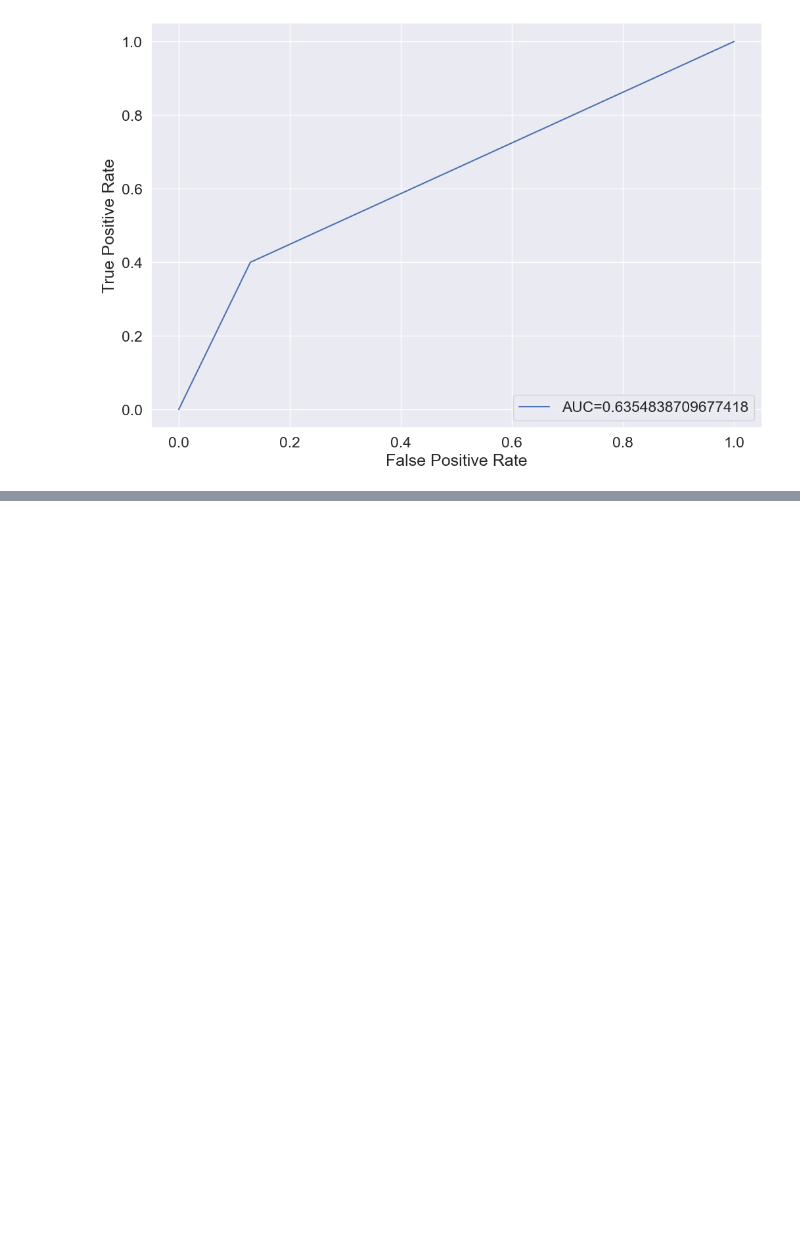
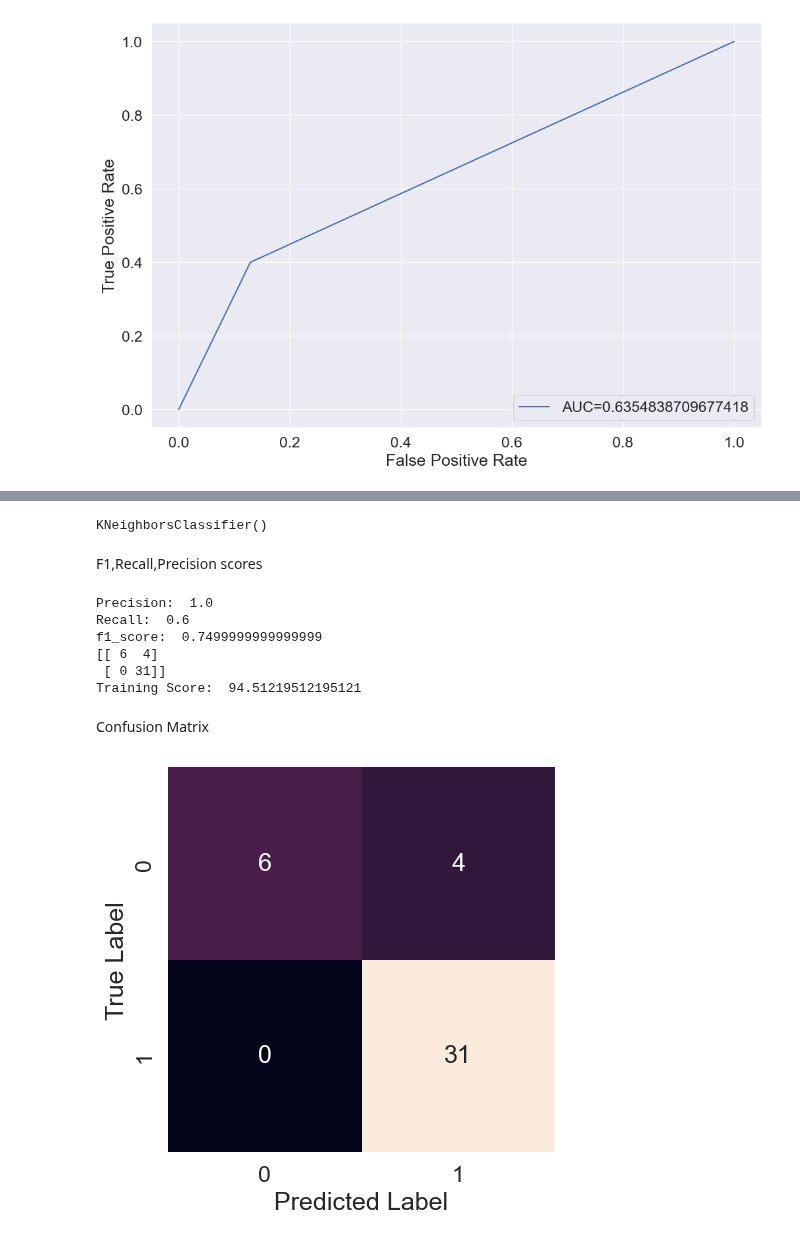
Before and after one commit to n8fury/MVP_Predictor-T20_Mens_Worldcup_2022, a Jupyter notebook: Notebooks/models.ipynb, the cells around one changed output, grey strips where cells are left out. Saved outputs shown, nothing was run; the diff lists cells and outputs as text; code cells hidden in the pictures; blank space fills up the shorter version.

Commit message:
implemented K-neighbors Classifier

```diff
--- a/Notebooks/models.ipynb
+++ b/Notebooks/models.ipynb
@@ -400,0 +403,32 @@ plt.show()
+# %%
+from sklearn.neighbors import KNeighborsClassifier
+
+knn = KNeighborsClassifier(n_neighbors=5)
+knn.fit(x_train_scaled, y_train)
+# %% [output]
+KNeighborsClassifier()
+# %%
+y_pred_knn=knn.predict(x_test_scaled)
+# %% [markdown]
+F1,Recall,Precision scores
+# %%
+from sklearn.metrics import precision_score, recall_score, f1_score, accuracy_score, confusion_matrix, r2_score
+
+print('Precision: ',precision_score(y_test, y_pred_knn))
+print('Recall: ',recall_score(y_test, y_pred_knn))
+print('f1_score: ',f1_score(y_test,y_pred_knn))
+print(confusion_matrix(y_test, y_pred_knn, labels=(1,0)))
+print("Training Score: ",knn.score(x_train_scaled, y_train)*100)
+# %% [output]
+Precision:  1.0
+Recall:  0.6
+f1_score:  0.7499999999999999
+[[ 6  4]
+ [ 0 31]]
+Training Score:  94.51219512195121
+# %% [markdown]
+Confusion Matrix
+# %%
+conf_matrix(y_test,y_pred_knn)
+# %% [output]
+[figure, added]
```
Also changed, not shown: parts of 7 cells of this notebook.
